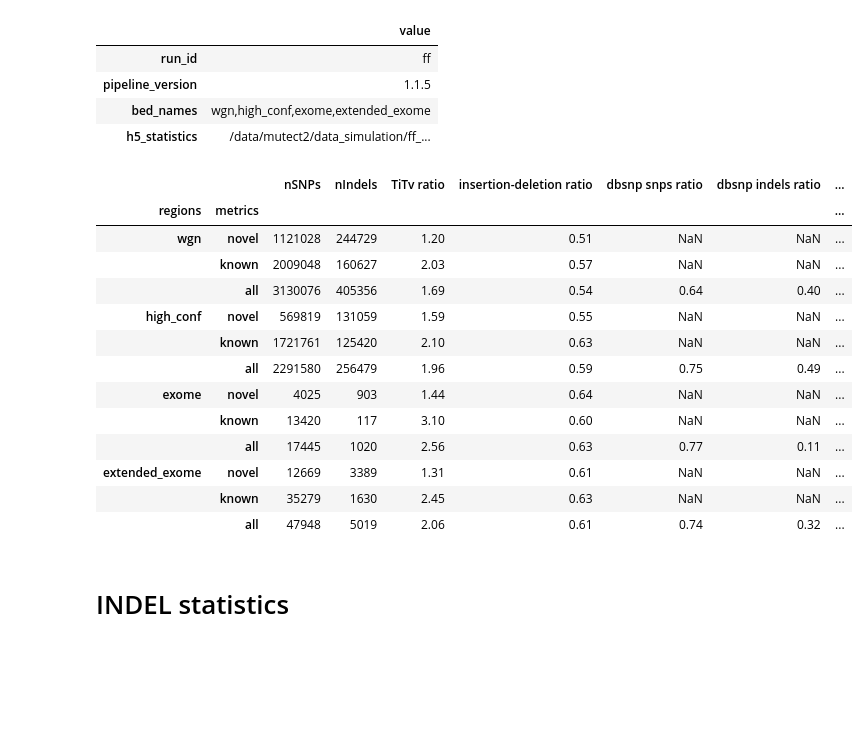
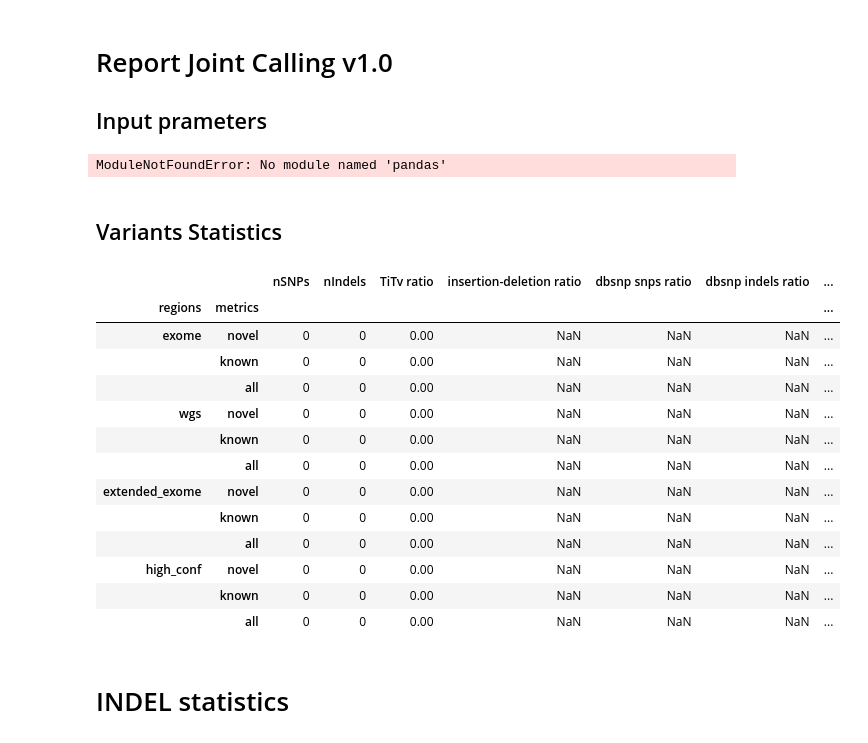
Before and after one commit to Ultimagen/VariantCalling, a Jupyter notebook: src/python/reports/joint_calling_report.ipynb, the cells around one changed output. Saved outputs shown, nothing was run; the diff lists cells and outputs as text; code cells hidden in the pictures; blank space fills up the shorter version.

Commit message:
BIOIN_298 jc report version 1 done

```diff
--- a/src/python/reports/joint_calling_report.ipynb
+++ b/src/python/reports/joint_calling_report.ipynb
@@ -1,3 +1,6 @@
+# %% [markdown]
+# Report Joint Calling v1.0
+## Input prameters
 # %%
 import pandas as pd
 import h5py
@@ -11,10 +14,11 @@ configFile='jc_report.config'
 parser = ConfigParser()
 parser.read(configFile)
 
-h5_statistics = parser.get('JCReport', 'h5_statistics', fallback='jc_statistics.h5').split(',')
-bed_names = parser.get('JCReport', 'bed_names', fallback='jc_statistics.h5').split(',')
+h5_statistics = parser.get('JCReport', 'h5_statistics', fallback='jc_statistics.h5')
+annotation_names = parser.get('JCReport', 'annotation_names', fallback='jc_statistics.h5').split(',')
 prmNames=['run_id','pipeline_version',
-          'bed_names', 'h5_statistics'
+          'annotation_names', 'h5_statistics','allele_freq_known_snp','allele_freq_novel_snp',
+          'allele_freq_known_indels','allele_freq_novel_indels'
          ]
 
 prm={}
@@ -22,15 +26,17 @@ for name in prmNames:
     prm[name]=parser.get('JCReport', name, fallback='NA')
 
 h5outfile = parser.get('JCReport', 'h5_output', fallback='jc_report.h5')
+allele_freq_known_snps = parser.get('JCReport', 'allele_freq_known_snps', fallback='allele_freq_known_snps.txt')
+allele_freq_novel_snps = parser.get('JCReport', 'allele_freq_novel_snps', fallback='allele_freq_novel_snps.txt')
+allele_freq_known_indels = parser.get('JCReport', 'allele_freq_known_indels', fallback='allele_freq_known_indels.txt')
+allele_freq_novel_indels = parser.get('JCReport', 'allele_freq_novel_indels', fallback='allele_freq_novel_indels.txt')
 
 prmdf = pd.DataFrame.from_dict(prm, orient='index',columns=['value']).reindex(prmNames)
 prmdf.to_hdf(h5outfile, key="parameters")
 prmdf
 # %% [output]
-|  | value |
-| run_id | ff |
-| pipeline_version | 1.1.5 |
-| bed_names | wgn,high_conf,exome,extended_exome |
-| h5_statistics | /data/mutect2/data_simulation/ff_... |
+ModuleNotFoundError: No module named 'pandas'
+# %% [markdown]
+## Variants Statistics
 # %%
 import pandas as pd
@@ -78,27 +102,30 @@ def metric_table(h5_path, bed_name):
     meteric_table.set_index(mi,inplace=True)
     return meteric_table
 # %%
-frames = []
-for bed_name,h5_stat in zip(bed_names,h5_statistics):
-    cur_result = metric_table(h5_stat, bed_name)
-    frames.append(cur_result)
-result = pd.concat(frames)
-result
+def metric_table(annotation_names,h5_path):
+    frames = []
+    for annotation_name in annotation_names:
+        cur_result = metric_table_annotation(h5_path, annotation_name)
+        frames.append(cur_result)
+    result = pd.concat(frames)
+    return result
+
+metric_table(annotation_names,h5_statistics)
 # %% [output]
 |  |  | nSNPs | nIndels | TiTv ratio | insertion-deletion ratio | dbsnp snps ratio | dbsnp indels ratio | ... |
 | regions | metrics |  |  |  |  |  |  | ... |
-| wgn | novel | 1121028 | 244729 | 1.20 | 0.51 | NaN | NaN | ... |
-|  | known | 2009048 | 160627 | 2.03 | 0.57 | NaN | NaN | ... |
-|  | all | 3130076 | 405356 | 1.69 | 0.54 | 0.64 | 0.40 | ... |
-| high_conf | novel | 569819 | 131059 | 1.59 | 0.55 | NaN | NaN | ... |
-|  | known | 1721761 | 125420 | 2.10 | 0.63 | NaN | NaN | ... |
-|  | all | 2291580 | 256479 | 1.96 | 0.59 | 0.75 | 0.49 | ... |
-| exome | novel | 4025 | 903 | 1.44 | 0.64 | NaN | NaN | ... |
-|  | known | 13420 | 117 | 3.10 | 0.60 | NaN | NaN | ... |
-|  | all | 17445 | 1020 | 2.56 | 0.63 | 0.77 | 0.11 | ... |
-| extended_exome | novel | 12669 | 3389 | 1.31 | 0.61 | NaN | NaN | ... |
-|  | known | 35279 | 1630 | 2.45 | 0.63 | NaN | NaN | ... |
-|  | all | 47948 | 5019 | 2.06 | 0.61 | 0.74 | 0.32 | ... |
+| exome | novel | 0 | 0 | 0.00 | NaN | NaN | NaN | ... |
+|  | known | 0 | 0 | 0.00 | NaN | NaN | NaN | ... |
+|  | all | 0 | 0 | 0.00 | NaN | NaN | NaN | ... |
+| wgs | novel | 0 | 0 | 0.00 | NaN | NaN | NaN | ... |
+|  | known | 0 | 0 | 0.00 | NaN | NaN | NaN | ... |
+|  | all | 0 | 0 | 0.00 | NaN | NaN | NaN | ... |
+| extended_exome | novel | 0 | 0 | 0.00 | NaN | NaN | NaN | ... |
+|  | known | 0 | 0 | 0.00 | NaN | NaN | NaN | ... |
+|  | all | 0 | 0 | 0.00 | NaN | NaN | NaN | ... |
+| high_conf | novel | 0 | 0 | 0.00 | NaN | NaN | NaN | ... |
+|  | known | 0 | 0 | 0.00 | NaN | NaN | NaN | ... |
+|  | all | 0 | 0 | 0.00 | NaN | NaN | NaN | ... |
 # %% [markdown]
 # INDEL statistics
 # %% [markdown]
```
Also changed, not shown: parts of 9 cells of this notebook, 1 other file.
